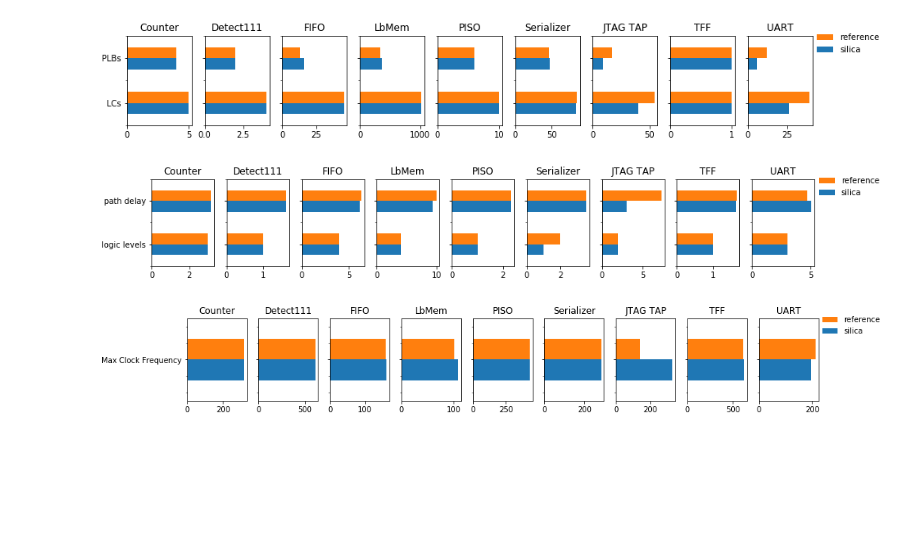
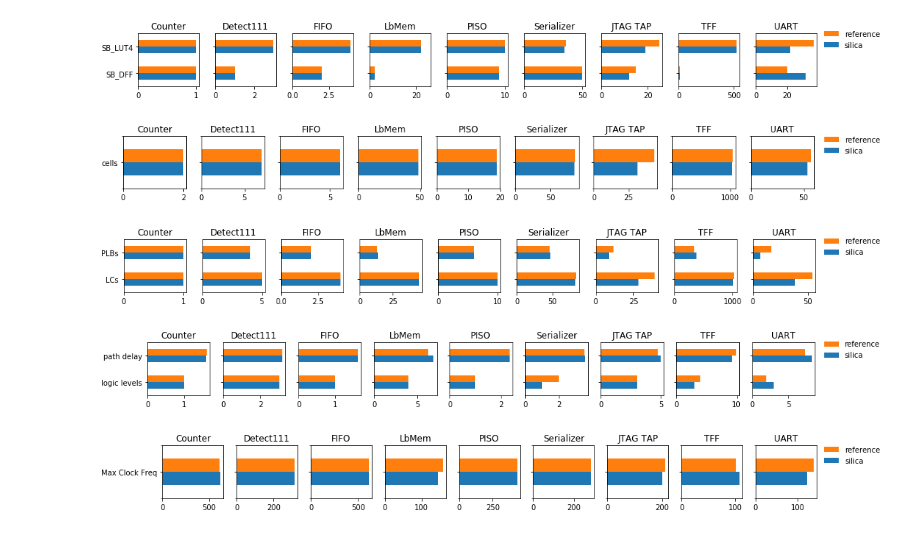
Before and after one commit to leonardt/silica, a Jupyter notebook: Evaluation.ipynb, the cells around one changed output. Saved outputs shown, nothing was run; the diff lists cells and outputs as text; code cells hidden in the pictures; blank space fills up the shorter version.

```diff
--- a/Evaluation.ipynb
+++ b/Evaluation.ipynb
@@ -46,25 +84,61 @@ plt.show()
+# %%
+fig1, axes1 = plt.subplots(nrows=1, ncols=col_len, sharey='row')
+fig1.set_figwidth(15)
+fig1.set_figheight(1.75)
+
+
+for i, columns in enumerate(zip(results.columns[::2], results.columns[1::2])):
+    title = titles[i]
+    curr = results[list(columns)].rename(index=str, columns={columns[0]: "silica", columns[1]: "reference"})
+    curr = curr.loc[(curr != 0).all(axis=1), :]
+    curr = curr.filter(like="SB_", axis=0)
+    curr.plot.barh(ax=axes1[i], legend=False, title=title)
+plt.legend(bbox_to_anchor=(2.15, .975), labelspacing=-2.5, frameon=False)
+plt.tight_layout()
+plt.savefig("synthesis-sb.pdf")
+plt.show()
+# %% [output]
+[figure, added]
+# %%
+fig1, axes1 = plt.subplots(nrows=1, ncols=col_len, sharey='row')
+fig1.set_figwidth(15)
+fig1.set_figheight(1.75)
+
+
+for i, columns in enumerate(zip(results.columns[::2], results.columns[1::2])):
+    title = titles[i]
+    curr = results[list(columns)].rename(index=str, columns={columns[0]: "silica", columns[1]: "reference"})
+    curr = curr.loc[(curr != 0).all(axis=1), :]
+    curr = curr.filter(regex="(cells)", axis=0)
+    curr.plot.barh(ax=axes1[i], legend=False, title=title)
+plt.legend(bbox_to_anchor=(2.15, .915), labelspacing=-2.5, frameon=False)
+plt.tight_layout()
+plt.savefig("synthesis-cells.pdf")
+plt.show()
+# %% [output]
+[figure, added]
 # %%
 fig1, axes1 = plt.subplots(nrows=1, ncols=col_len, sharey='row')
 fig1.set_figwidth(15)
-fig1.set_figheight(2)
+fig1.set_figheight(1.75)
 
 
 for i, columns in enumerate(zip(results.columns[::2], results.columns[1::2])):
     title = titles[i]
     curr = results[list(columns)].rename(index=str, columns={columns[0]: "silica", columns[1]: "reference"})
     curr = curr.loc[(curr != 0).all(axis=1), :]
     curr = curr.filter(regex="(LCs|PLBs)", axis=0)
     curr.plot.barh(ax=axes1[i], legend=False, title=title)
-plt.legend(bbox_to_anchor=(2.15, .975), labelspacing=-2.5, frameon=False)
-
+plt.legend(bbox_to_anchor=(2.15, .955), labelspacing=-2.5, frameon=False)
+plt.tight_layout()
 plt.savefig("utilization.pdf")
 plt.show()
 # %% [output]
-[figure, old version]
+[figure, new version]
 # %%
 fig2, axes2 = plt.subplots(nrows=1, ncols=col_len, sharey='row')
 fig2.set_figwidth(15)
-fig2.set_figheight(2)
+fig2.set_figheight(1.75)
 
 
 for i, columns in enumerate(zip(results.columns[::2], results.columns[1::2])):
@@ -73,27 +147,26 @@ for i, columns in enumerate(zip(results.columns[::2], results.columns[1::2])):
     curr = curr.loc[(curr != 0).all(axis=1), :]
     curr = curr.filter(regex="(logic levels|path delay)", axis=0)
     curr.plot.barh(ax=axes2[i], legend=False, title=title)
-plt.legend(bbox_to_anchor=(2.15, .975), labelspacing=-2.5, frameon=False)
-
+plt.legend(bbox_to_anchor=(2.15, .955), labelspacing=-2.5, frameon=False)
+plt.tight_layout()
 plt.savefig("timing-delay.pdf")
 plt.show()
 # %% [output]
-[figure, old version]
+[figure, new version]
 # %%
 fig2, axes2 = plt.subplots(nrows=1, ncols=col_len, sharey='row')
 fig2.set_figwidth(15)
-fig2.set_figheight(2)
-
+fig2.set_figheight(1.75)
 
 for i, columns in enumerate(zip(results.columns[::2], results.columns[1::2])):
     title = titles[i]
     curr = results[list(columns)].rename(index=str, columns={columns[0]: "silica", columns[1]: "reference"})
     curr = curr.loc[(curr != 0).all(axis=1), :]
-    curr = curr.filter(regex="(Max Clock Frequency)", axis=0)
+    curr = curr.filter(regex="(Max Clock Freq)", axis=0)
     curr.plot.barh(ax=axes2[i], legend=False, title=title)
-plt.legend(bbox_to_anchor=(2.15, .975), labelspacing=-2.5, frameon=False)
-
+plt.legend(bbox_to_anchor=(2.15, .91), labelspacing=-2.5, frameon=False)
+plt.tight_layout()
 plt.savefig("timing-freq.pdf")
 plt.show()
 # %% [output]
-[figure, old version]
+[figure, new version]
```
Also changed, not shown: parts of 2 cells of this notebook, 5 other files.
